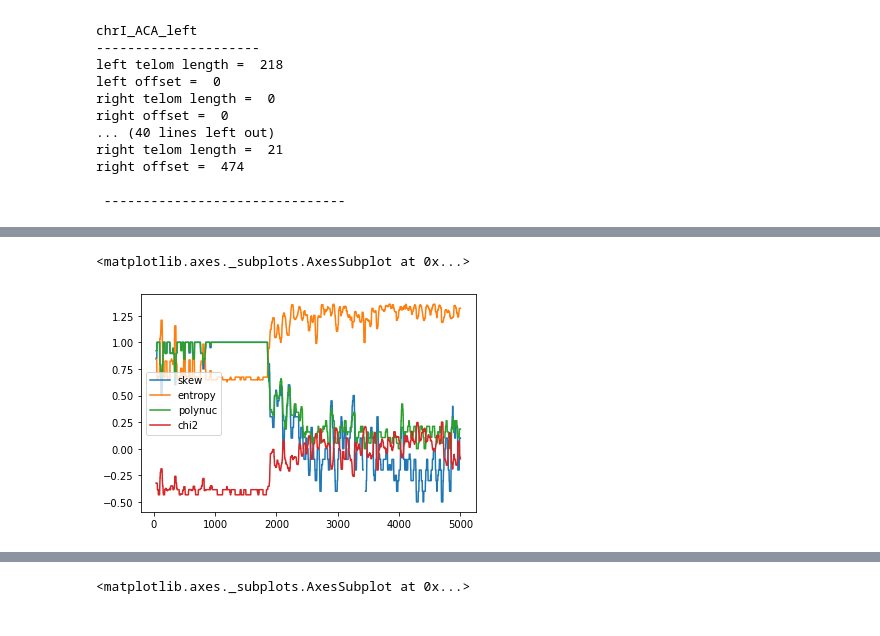
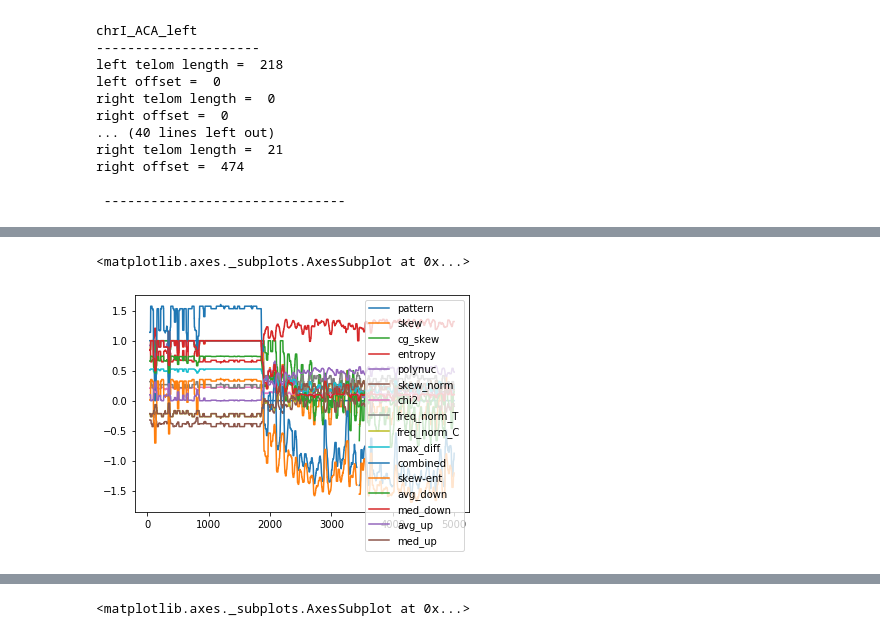
Before and after one commit to GillesFischerSorbonne/telofinder, a Jupyter notebook: src/python_script/analyse_telom_testing.ipynb, the cells around one changed output, grey strips where cells are left out. Cells and saved outputs as stored; diff of their text form; code cells hidden in the pictures.

Commit message:
add cg_skew

```diff
--- a/src/python_script/analyse_telom_testing.ipynb
+++ b/src/python_script/analyse_telom_testing.ipynb
@@ -3,7 +3,7 @@ import analyze_telom_length as atl
 import seaborn as sns
 import matplotlib.pyplot as plt
 # %%
-plt.rcParams['figure.figsize'] = (16, 8)
+plt.rcParams['figure.figsize'] = (18, 8)
 # %%
 %load_ext autoreload
 %autoreload 2
@@ -48,5 +51,5 @@ seq_df
 # %%
-seq_df.loc["test.telo.blocks", "utg84"].loc[0:5000, ["skew", "entropy", "polynuc", "chi2"]].rolling(40).median().plot()
+seq_df.loc["test.telo.blocks", "utg84"].loc[0:5000].rolling(40).median().plot()
 # %% [output]
 <matplotlib.axes._subplots.AxesSubplot at 0x...>
-[figure, old version]
+[figure, new version]
```
Also changed, not shown: parts of 27 cells of this notebook, 1 other file.
